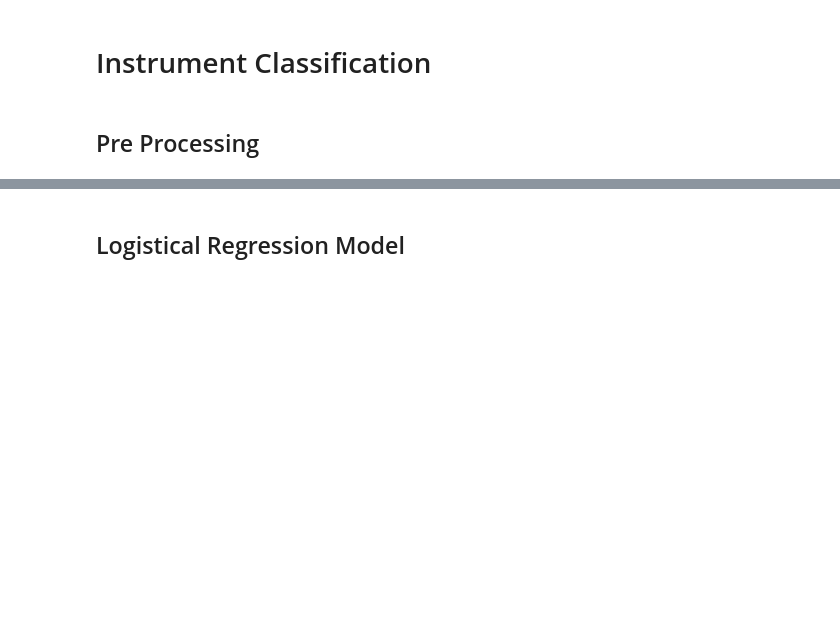
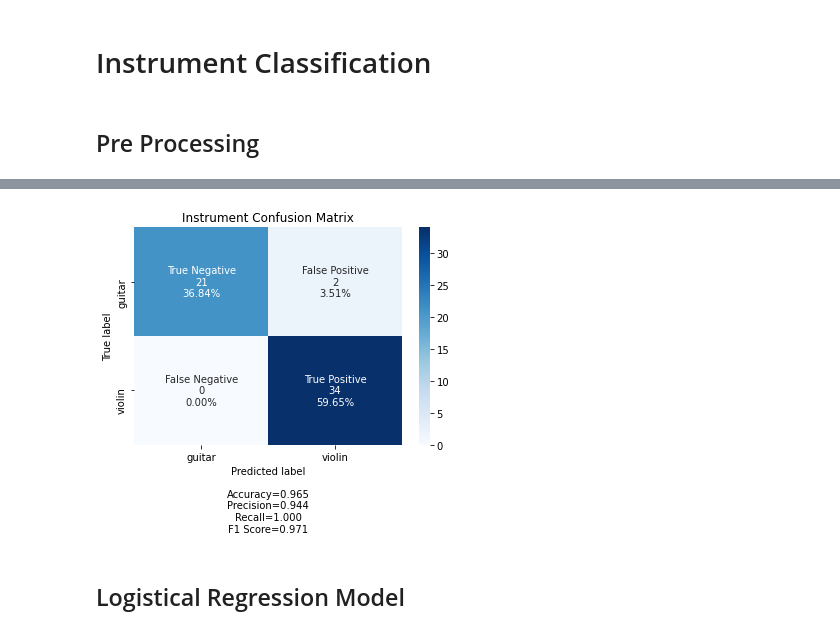
Before and after one commit to SyamMarcus/Dissertation-Project, a Jupyter notebook: Instrument_classifier.ipynb, the cells around one changed output, grey strips where cells are left out. Cells and saved outputs as stored; diff of their text form; code cells hidden in the pictures; blank space fills up the shorter version.

```diff
--- a/Instrument_classifier.ipynb
+++ b/Instrument_classifier.ipynb
@@ -73,3 +104,18 @@ scaled_X_Test = sc.fit_transform(X_test)
+# %%
+# Plot Confusion Matrix
+from cf_matrix import make_confusion_matrix  # Import library
+from sklearn.metrics import confusion_matrix
+cfm = confusion_matrix(Y_test, pred_Y_test)
+cfm_labels = ['True Negative','False Positive','False Negative','True Positive']  # set cfm labels
+categories = ['guitar','violin'] # Set group names based on Y data labels
+make_confusion_matrix(cfm,  # Format confusion matrix using custom library
+                      title='Instrument Confusion Matrix',
+                      group_names=cfm_labels,
+                      categories=categories,
+                      sum_stats=True,
+                      percent=True)
+# %% [output]
+[figure, added]
 # %% [markdown]
 ## Logistical Regression Model
 # %%
```
Also changed, not shown: parts of 14 cells of this notebook.
